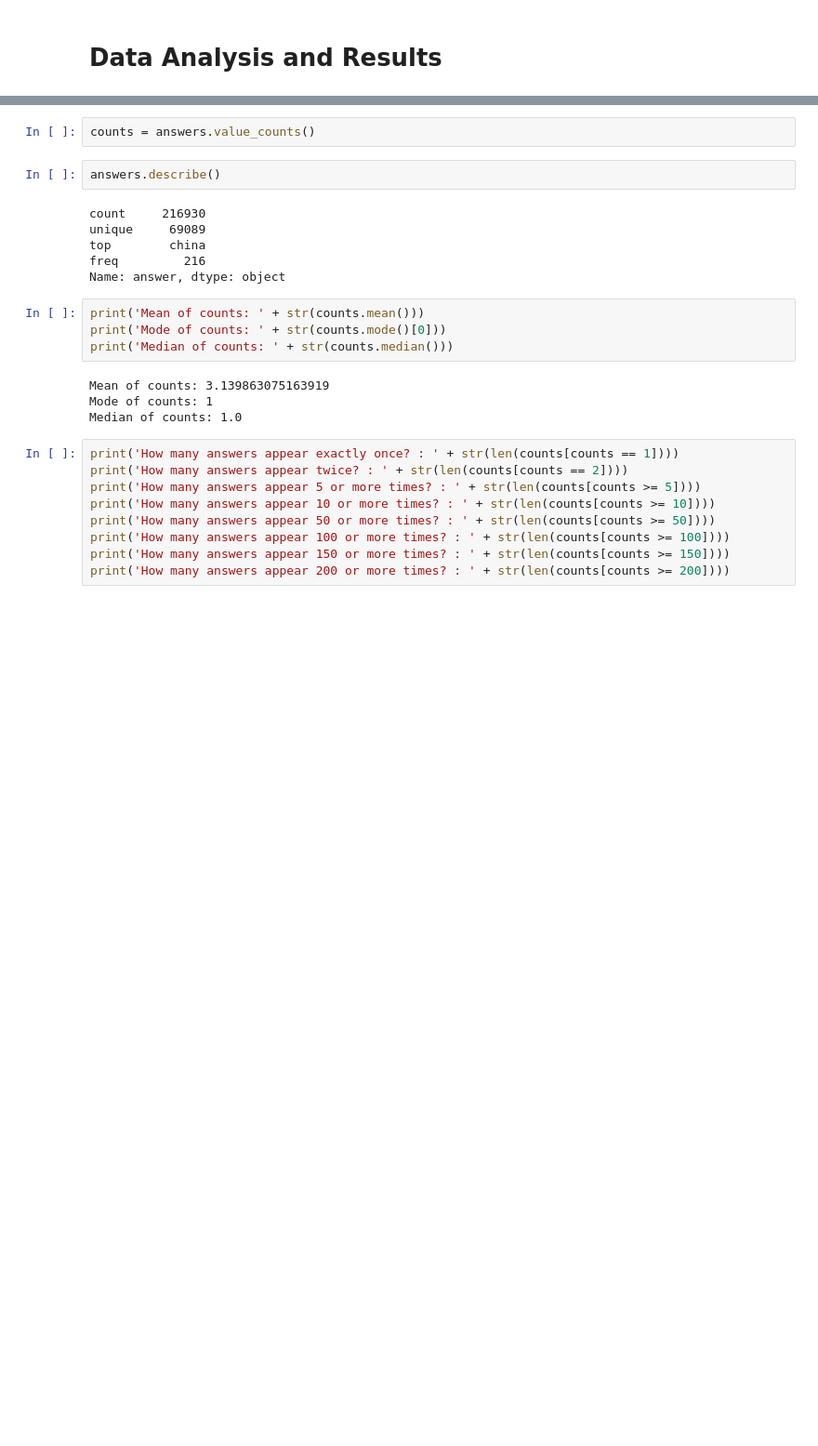
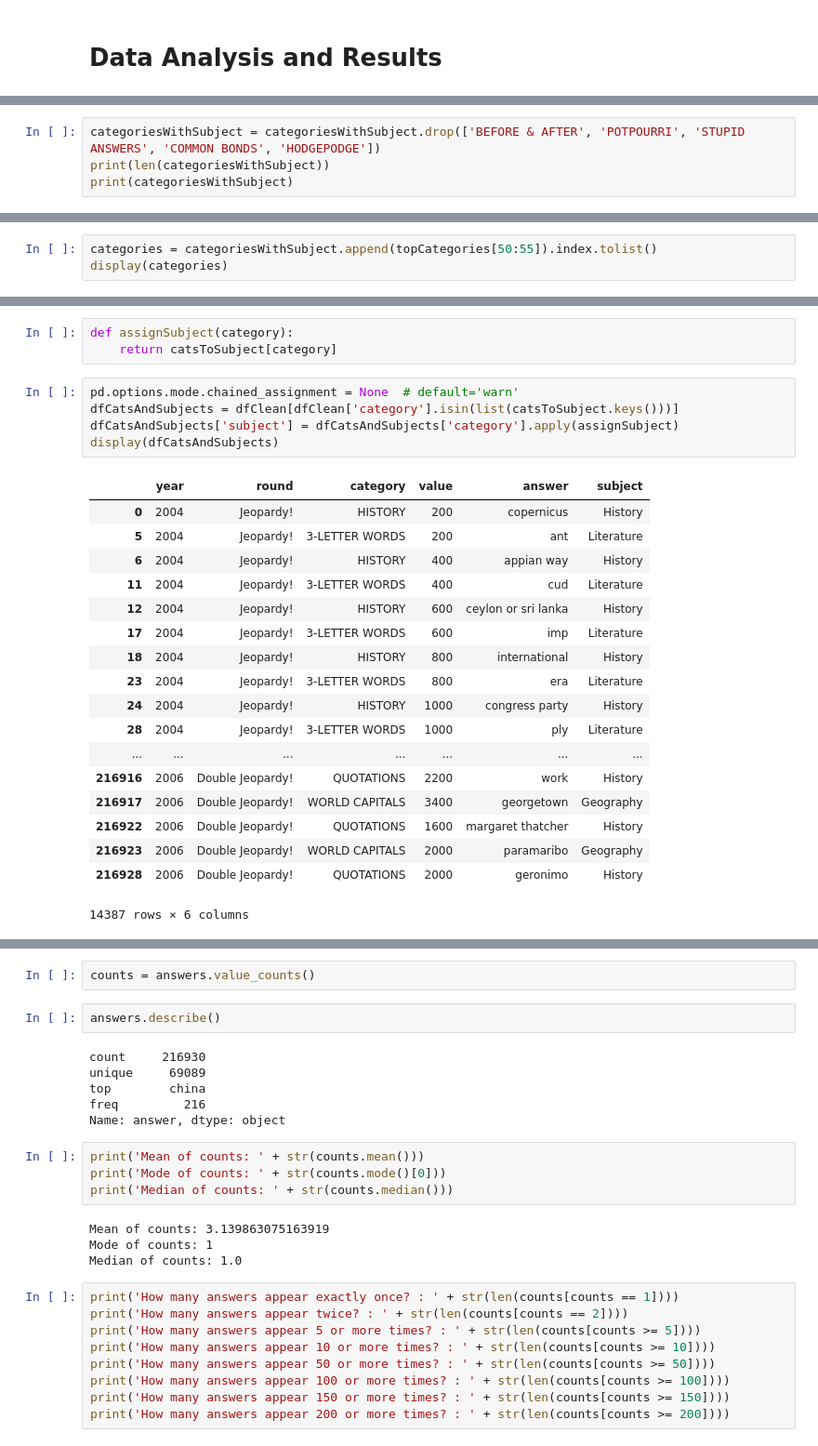
Before and after one commit to brn016/Projects, a Jupyter notebook: Jeopardy Project.ipynb, the cells around one changed output, grey strips where cells are left out. Shown: that part at 93% size. Saved outputs shown, nothing was run; the diff lists cells and outputs as text; blank space fills up the shorter version.

```diff
--- a/Jeopardy Project.ipynb
+++ b/Jeopardy Project.ipynb
@@ -236,0 +253,4 @@ array(['reapers', 'a&p', 'electoral college vote', 'hg',
+# %%
+categoriesWithSubject = categoriesWithSubject.drop(['BEFORE & AFTER', 'POTPOURRI', 'STUPID ANSWERS', 'COMMON BONDS', 'HODGEPODGE'])
+print(len(categoriesWithSubject))
+print(categoriesWithSubject)
@@ -236,0 +286,3 @@ array(['reapers', 'a&p', 'electoral college vote', 'hg',
+# %%
+categories = categoriesWithSubject.append(topCategories[50:55]).index.tolist()
+display(categories)
@@ -236,0 +387,27 @@ array(['reapers', 'a&p', 'electoral college vote', 'hg',
+# %%
+def assignSubject(category):
+    return catsToSubject[category]
+# %%
+pd.options.mode.chained_assignment = None  # default='warn'
+dfCatsAndSubjects = dfClean[dfClean['category'].isin(list(catsToSubject.keys()))]
+dfCatsAndSubjects['subject'] = dfCatsAndSubjects['category'].apply(assignSubject)
+display(dfCatsAndSubjects)
+# %% [output]
+|  | year | round | category | value | answer | subject |
+| 0 | 2004 | Jeopardy! | HISTORY | 200 | copernicus | History |
+| 5 | 2004 | Jeopardy! | 3-LETTER WORDS | 200 | ant | Literature |
+| 6 | 2004 | Jeopardy! | HISTORY | 400 | appian way | History |
+| 11 | 2004 | Jeopardy! | 3-LETTER WORDS | 400 | cud | Literature |
+| 12 | 2004 | Jeopardy! | HISTORY | 600 | ceylon or sri lanka | History |
+| 17 | 2004 | Jeopardy! | 3-LETTER WORDS | 600 | imp | Literature |
+| 18 | 2004 | Jeopardy! | HISTORY | 800 | international | History |
+| 23 | 2004 | Jeopardy! | 3-LETTER WORDS | 800 | era | Literature |
+| 24 | 2004 | Jeopardy! | HISTORY | 1000 | congress party | History |
+| 28 | 2004 | Jeopardy! | 3-LETTER WORDS | 1000 | ply | Literature |
+| ... | ... | ... | ... | ... | ... | ... |
+| 216916 | 2006 | Double Jeopardy! | QUOTATIONS | 2200 | work | History |
+| 216917 | 2006 | Double Jeopardy! | WORLD CAPITALS | 3400 | georgetown | Geography |
+| 216922 | 2006 | Double Jeopardy! | QUOTATIONS | 1600 | margaret thatcher | History |
+| 216923 | 2006 | Double Jeopardy! | WORLD CAPITALS | 2000 | paramaribo | Geography |
+| 216928 | 2006 | Double Jeopardy! | QUOTATIONS | 2000 | geronimo | History |
+14387 rows × 6 columns
```
Also changed, not shown: parts of 42 cells of this notebook.
